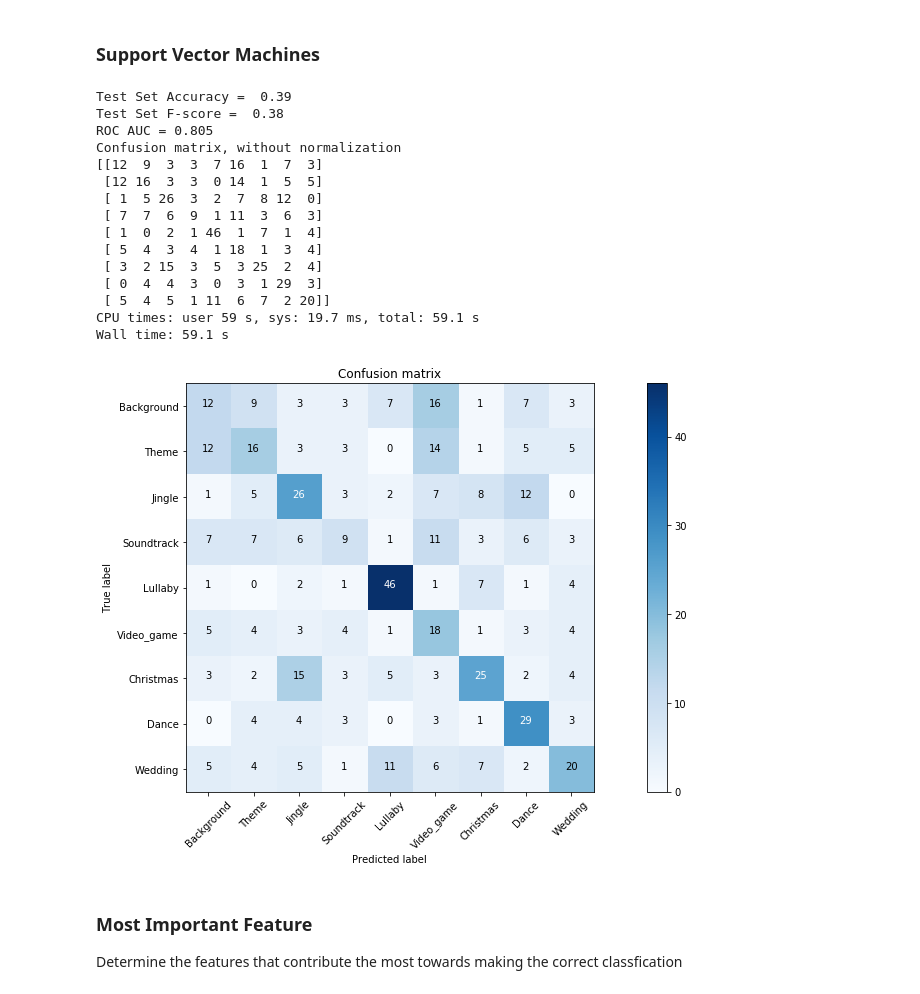
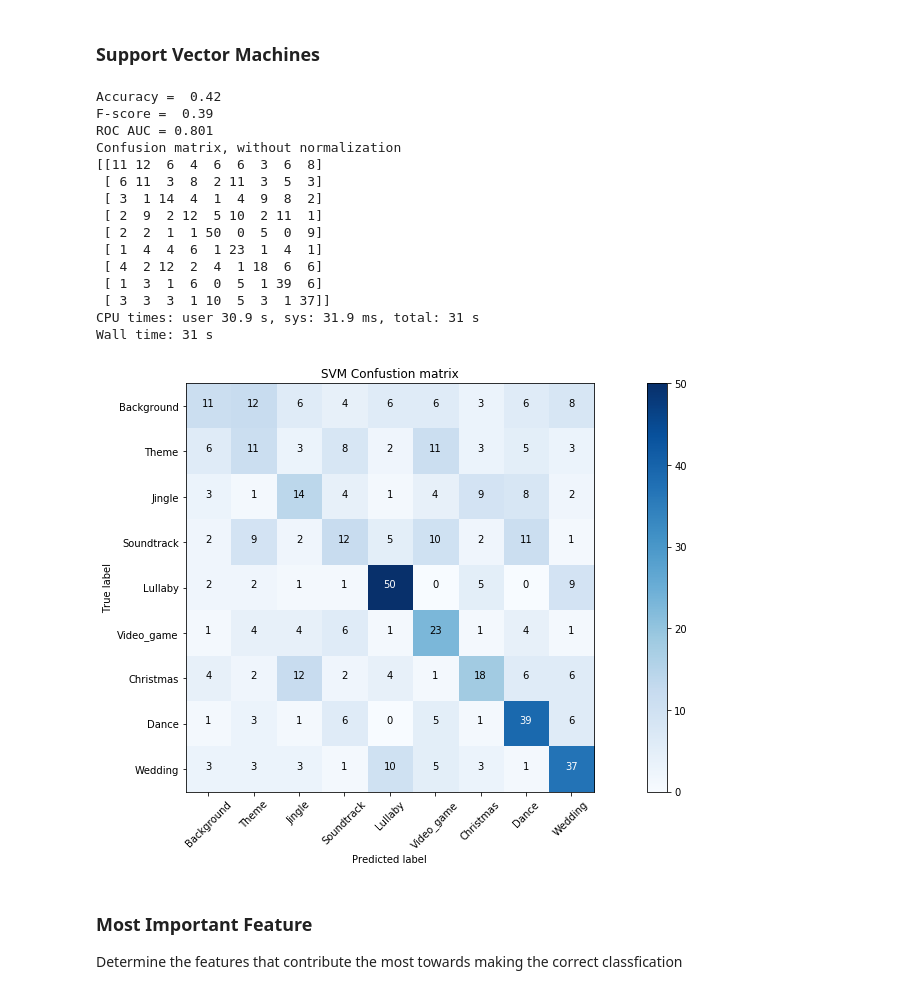
Before and after one commit to jonasgerne/audioset-role, a Jupyter notebook: 5_model_building.ipynb, the cells around one changed output. Saved outputs shown, nothing was run; the diff lists cells and outputs as text; code cells hidden in the pictures.

```diff
--- a/5_model_building.ipynb
+++ b/5_model_building.ipynb
@@ -24,5 +39,5 @@ from itertools import cycle
 # %%
-df = pd.read_csv('extracted_features/df_features.csv')
+df = pd.read_csv('extracted_features/df_features_pca.csv')
 print(df.shape)
 df.head()
 # %% [output]
@@ -74,4 +84,5 @@ x_train, x_test, y_train, y_test = train_test_split(df[df.columns[1:-1]],
 # %%
+experiment_path = 'pca/'
 def plot_confusion_matrix(cm, classes,
                           normalize=False,
                           title='Confusion matrix',
@@ -106,22 +117,24 @@ def plot_confusion_matrix(cm, classes,
     plt.ylabel('True label')
     plt.xlabel('Predicted label')
 
+    plt.savefig('plots/' + experiment_path + title.replace(" ", "_") +'.png', bbox_inches='tight')
+
 def one_hot_encoder(true_labels, num_records, num_classes):
     temp = np.array(true_labels[:num_records])
     true_labels = np.zeros((num_records, num_classes))
     true_labels[np.arange(num_records), temp] = 1
     return true_labels
 
-def display_results(y_test, pred_probs, cm = True):
+def display_results(y_test, pred_probs, cm = True, cm_title='Confustion matrix'):
     pred = np.argmax(pred_probs, axis=-1)
     one_hot_true = one_hot_encoder(y_test, len(pred), len(label_dict))
-    print('Test Set Accuracy =  {0:.2f}'.format(accuracy_score(y_test, pred)))
-    print('Test Set F-score =  {0:.2f}'.format(f1_score(y_test, pred, average='macro')))
+    print('Accuracy =  {0:.2f}'.format(accuracy_score(y_test, pred)))
+    print('F-score =  {0:.2f}'.format(f1_score(y_test, pred, average='macro')))
     print('ROC AUC = {0:.3f}'.format(roc_auc_score(y_true=one_hot_true, y_score=pred_probs, average='macro')))
     if cm:
         roles = ['Background', 'Theme', 'Jingle', 'Soundtrack', 'Lullaby', 'Video_game', 'Christmas',
         'Dance', 'Wedding']#, 'Birthday'] # for beatiful plotting
-        plot_confusion_matrix(confusion_matrix(y_test[:len(pred)], pred), classes=roles)
+        plot_confusion_matrix(confusion_matrix(y_test[:len(pred)], pred), classes=roles, title=cm_title)
 # %% [markdown]
 ### Logistic Regression
 LR is usually done for binary classification tasks. For this multi-class classification task, the LR is implemented as a one-vs-rest method. That is, 7 separate classifiers are trained. During test time, the class with the highest prob. from among the 7 classifiers is the predicted class.
@@ -200,13 +220,17 @@ xgb_classifier = xgb.XGBClassifier(max_depth=5, learning_rate=0.1, objective='mu
                                    n_estimators=500, sub_sample = 0.8, num_class = len(label_dict))
 xgb_classifier.fit(x_train, y_train)
 
-# Predict
-pred_probs = xgb_classifier.predict_proba(x_test)
-
-# Results
-display_results(y_test, pred_probs)
+# Prediction and result (validation set)
+pred_probs = xgb_classifier.predict_proba(x_val)
+display_results(y_val, pred_probs, cm_title='XGB Confustion matrix')
 
 # Save
-with open('pred_probas/xgb_classifier.pkl', 'wb') as f:
+with open('pred_probas/xgb_classifier_val.pkl', 'wb') as f:
     pickle.dump(pred_probs, f)
+
+# Prediction for test set
+pred_probs_XGB = xgb_classifier.predict_proba(x_test)
+# Save
+with open('pred_probas/xgb_classifier_test.pkl', 'wb') as f:
+    pickle.dump(pred_probs_XGB, f)
 # %% [output]
@@ -231,35 +255,41 @@ Wall time: 1min 54s
 # %%
 %%time
 # Train
 svm_classifier = SVC(C=10000.0, probability = True, kernel='rbf') # class_weight=cl_weight,
 svm_classifier.fit(x_train, y_train)
 
-# Predict
-pred_probs = svm_classifier.predict_proba(x_test)
+# Predict (validation set)
+pred_probs = svm_classifier.predict_proba(x_val)
 
 # Results
-display_results(y_test, pred_probs)
+display_results(y_val, pred_probs, cm_title='SVM Confustion matrix')
 
 # Save
-with open('pred_probas/svm_classifier.pkl', 'wb') as f:
+with open('pred_probas/svm_classifier_val.pkl', 'wb') as f:
     pickle.dump(pred_probs, f)
+
+# Prediction for test set
+pred_probs_SVM = svm_classifier.predict_proba(x_test)
+# Save
+with open('pred_probas/svm_classifier_test.pkl', 'wb') as f:
+    pickle.dump(pred_probs_SVM, f)
 # %% [output]
-Test Set Accuracy =  0.39
-Test Set F-score =  0.38
-ROC AUC = 0.805
+Accuracy =  0.42
+F-score =  0.39
+ROC AUC = 0.801
 Confusion matrix, without normalization
-[[12  9  3  3  7 16  1  7  3]
- [12 16  3  3  0 14  1  5  5]
- [ 1  5 26  3  2  7  8 12  0]
- [ 7  7  6  9  1 11  3  6  3]
- [ 1  0  2  1 46  1  7  1  4]
- [ 5  4  3  4  1 18  1  3  4]
- [ 3  2 15  3  5  3 25  2  4]
- [ 0  4  4  3  0  3  1 29  3]
- [ 5  4  5  1 11  6  7  2 20]]
-CPU times: user 59 s, sys: 19.7 ms, total: 59.1 s
-Wall time: 59.1 s
+[[11 12  6  4  6  6  3  6  8]
+ [ 6 11  3  8  2 11  3  5  3]
+ [ 3  1 14  4  1  4  9  8  2]
+ [ 2  9  2 12  5 10  2 11  1]
+ [ 2  2  1  1 50  0  5  0  9]
+ [ 1  4  4  6  1 23  1  4  1]
+ [ 4  2 12  2  4  1 18  6  6]
+ [ 1  3  1  6  0  5  1 39  6]
+ [ 3  3  3  1 10  5  3  1 37]]
+CPU times: user 30.9 s, sys: 31.9 ms, total: 31 s
+Wall time: 31 s
-[figure, old version]
+[figure, new version]
 # %% [markdown]
 ### Most Important Feature
 Determine the features that contribute the most towards making the correct classfication
```
Also changed, not shown: parts of 10 cells of this notebook, 30 other files.
